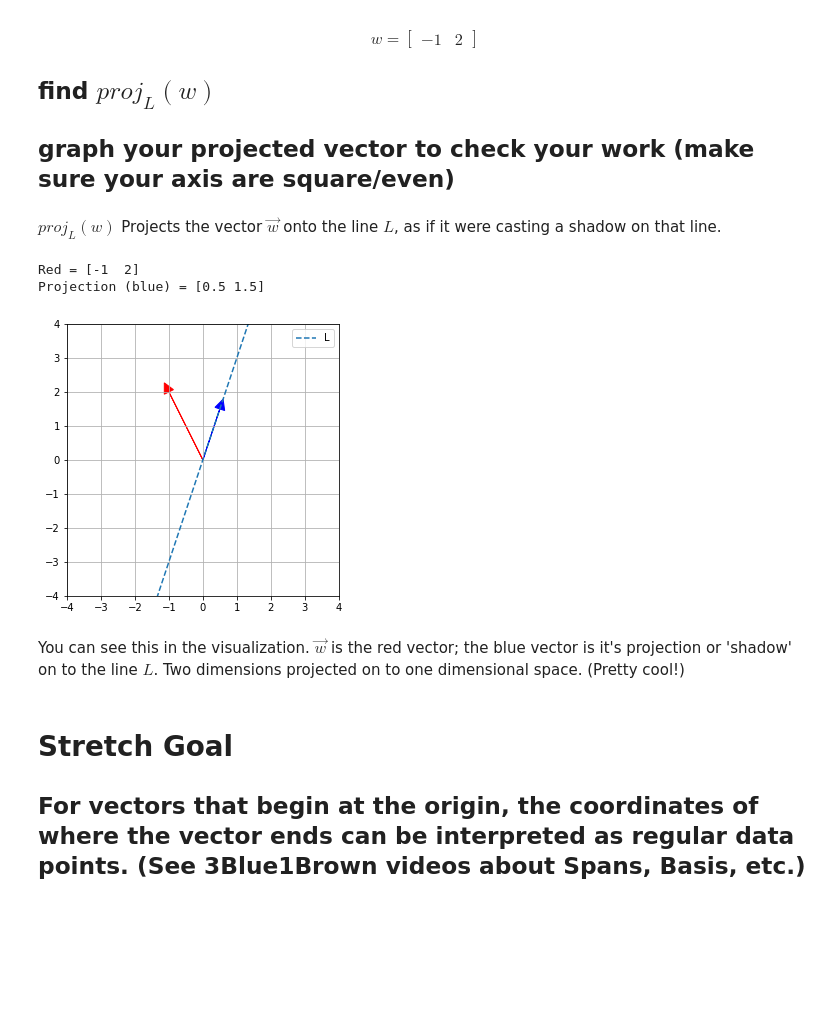
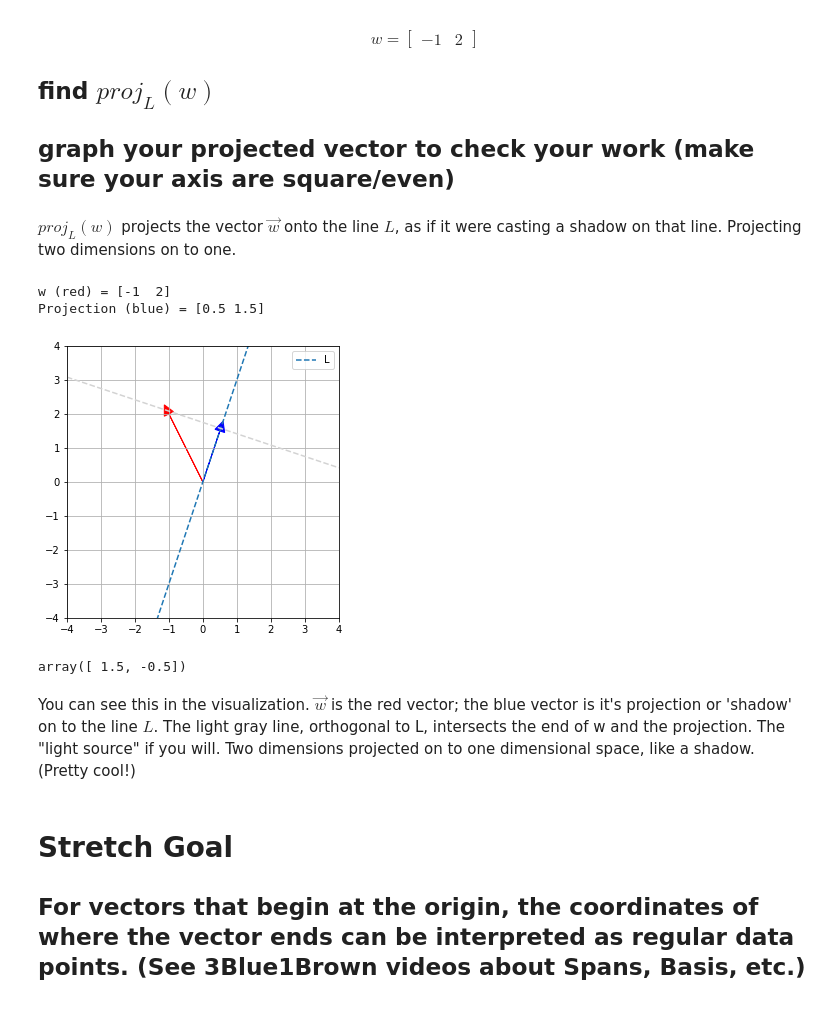
Before and after one commit to bloominstituteoftechnology/DS-Unit-1-Sprint-3-Linear-Algebra, a Jupyter notebook: module2-intermediate-linear-algebra/LS_DS_132_Intermediate_Linear_Algebra_Assignment.ipynb, the cells around one changed output. Cells and saved outputs as stored; diff of their text form; code cells hidden in the pictures; blank space fills up the shorter version.

```diff
--- a/module2-intermediate-linear-algebra/LS_DS_132_Intermediate_Linear_Algebra_Assignment.ipynb
+++ b/module2-intermediate-linear-algebra/LS_DS_132_Intermediate_Linear_Algebra_Assignment.ipynb
@@ -613,43 +610,54 @@ w = \begin{bmatrix} -1 & 2 \end{bmatrix}
 
 ## graph your projected vector to check your work (make sure your axis are square/even)
 # %% [markdown]
-$proj_{L}(w)$ Projects the vector $\vec{w}$ onto the line $L$, as if it were casting a shadow on that line.
+$proj_{L}(w)$ projects the vector $\vec{w}$ onto the line $L$, as if it were casting a shadow on that line. Projecting two dimensions on to one.
 # %%
 v = np.array([1, 3])
 w = np.array([-1, 2])
-print(f'Red = {w}')
+print(f'w (red) = {w}')
 
 # Calculate the projection
 fraction = np.dot(w, v) / np.dot(v, v)
 projection = np.multiply(fraction, v)
 print(f'Projection (blue) = {projection}')
+
+# find direction of 'light' (line orthogonal to L). It will be the line forming
+#all vectors scaling the vector created by subtracting w from it's projection.
+diff = projection - w
 
 # Set axes for the plot
 fig, ax = plt.subplots(figsize=(5, 5))
 ax.grid()
 ax.set_aspect('equal')
 
 # Set limits for the plot
 plt.xlim(-4,4)
 plt.ylim(-4,4)
 axes = plt.gca()
 axes.set_aspect('equal')
 
 # Calculate the line L (slope is 3, as in v = [1 3])
 x_vals = np.array(axes.get_xlim())
-y_vals = 3*x_vals
+y_vals = v[1] / v[0] * x_vals
+# line orthogonal to L, intersecting w
+d_vals = diff[1] / diff[0] * x_vals + 1.75
 plt.plot(x_vals, y_vals, '--', label="L")
+plt.plot(x_vals, d_vals, '--', color='lightgray')
 plt.arrow(0, 0, w[0], w[1], head_width=.3, head_length=.3, color='red')
 plt.arrow(0, 0, projection[0], projection[1], head_width=.3, head_length=.3,
           color='blue')
 
 plt.legend();
 # %% [output]
-Red = [-1  2]
+w (red) = [-1  2]
 Projection (blue) = [0.5 1.5]
-[figure, old version]
+[figure, new version]
+# %%
+diff
+# %% [output]
+array([ 1.5, -0.5])
 # %% [markdown]
-You can see this in the visualization. $\vec{w}$ is the red vector; the blue vector is it's projection or 'shadow' on to the line $L$. Two dimensions projected on to one dimensional space. (Pretty cool!)
+You can see this in the visualization. $\vec{w}$ is the red vector; the blue vector is it's projection or 'shadow' on to the line $L$. The light gray line, orthogonal to L, intersects the end of w and the projection. The "light source" if you will. Two dimensions projected on to one dimensional space, like a shadow. (Pretty cool!)
 # %% [markdown]
 # Stretch Goal
 
```
Also changed, not shown: parts of 8 cells of this notebook.
